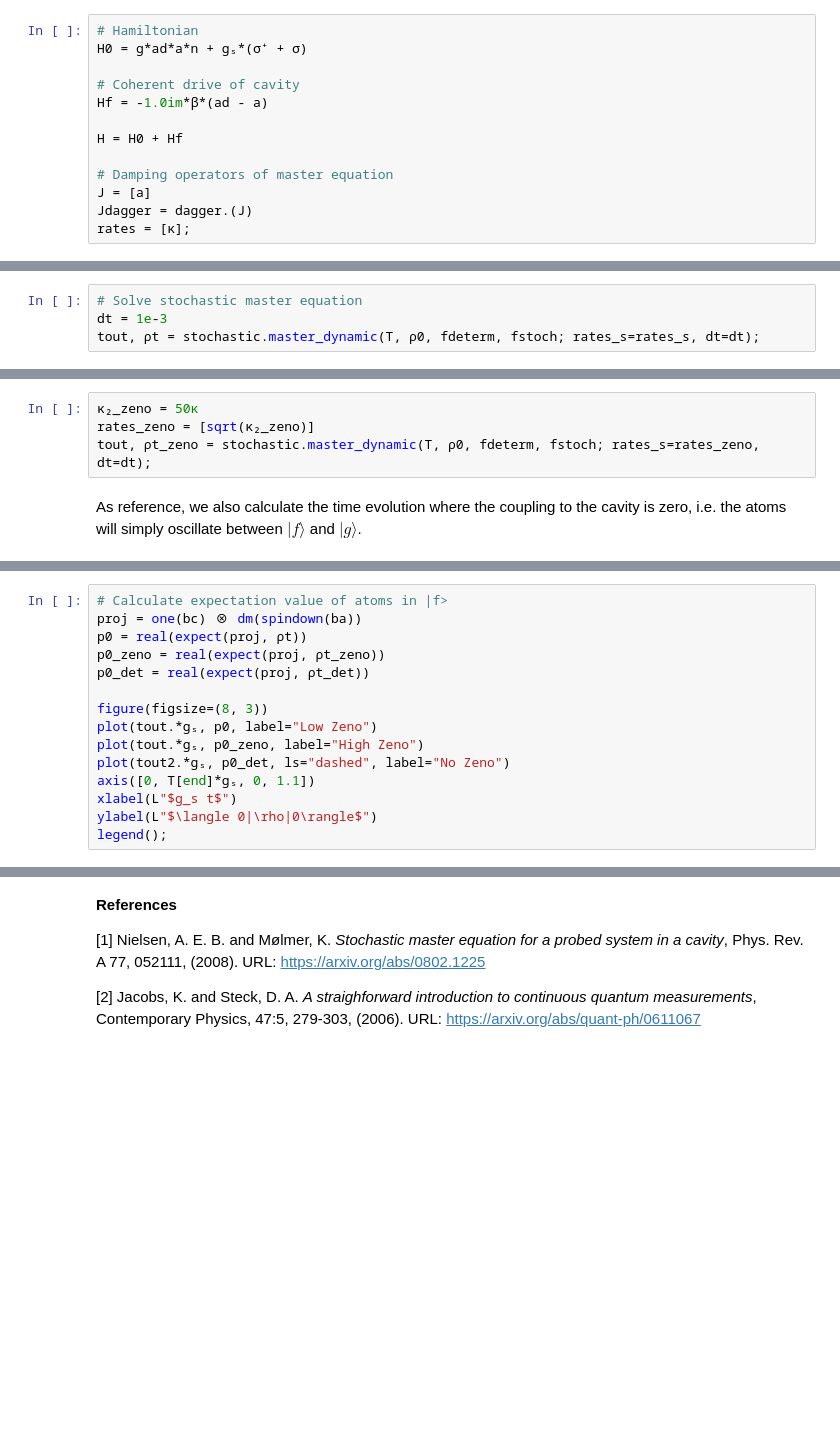
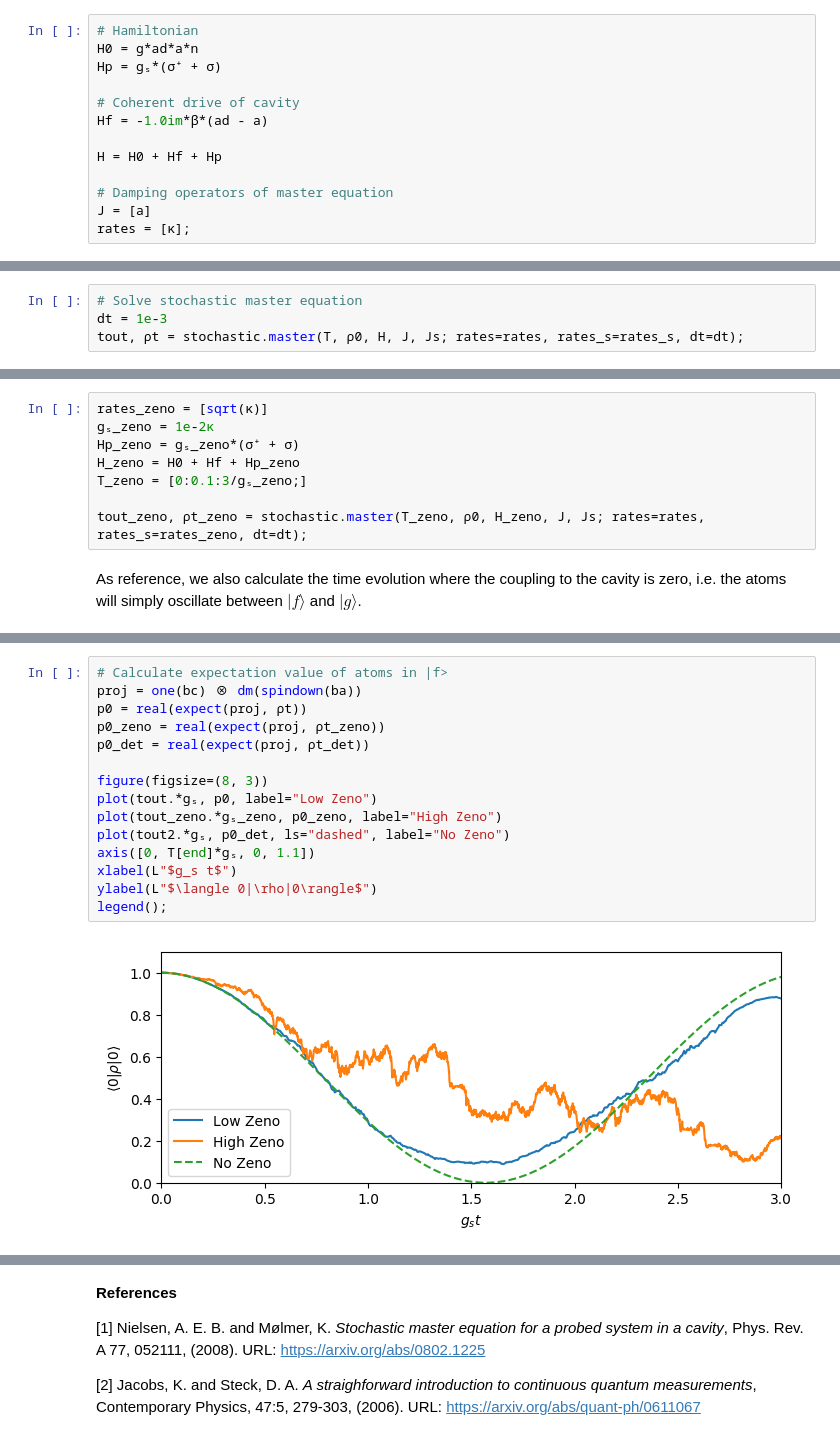
Before and after one commit to qojulia/QuantumOptics.jl-examples, a Jupyter notebook: notebooks/quantum-zeno-effect.ipynb, the cells around one changed output, grey strips where cells are left out. Cells and saved outputs as stored; diff of their text form; blank space fills up the shorter version.

Commit message:
Update quantum zeno example

```diff
--- a/notebooks/quantum-zeno-effect.ipynb
+++ b/notebooks/quantum-zeno-effect.ipynb
@@ -60,16 +63,16 @@ ad = create(bc) ⊗ one(ba)
 n = σ⁺*σ;
 # %%
 # Hamiltonian
-H0 = g*ad*a*n + gₛ*(σ⁺ + σ)
+H0 = g*ad*a*n
+Hp = gₛ*(σ⁺ + σ)
 
 # Coherent drive of cavity
 Hf = -1.0im*β*(ad - a)
 
-H = H0 + Hf
+H = H0 + Hf + Hp
 
 # Damping operators of master equation
 J = [a]
-Jdagger = dagger.(J)
 rates = [κ];
 # %% [markdown]
 Now, we define the stochastic jump operators, which are to be applied as shown above for $\mathcal{H}[c]$.
@@ -104,5 +91,5 @@ Finally, we pass the above definitions to the stochastic, dynamic master equatio
 # %%
 # Solve stochastic master equation
 dt = 1e-3
-tout, ρt = stochastic.master_dynamic(T, ρ0, fdeterm, fstoch; rates_s=rates_s, dt=dt);
+tout, ρt = stochastic.master(T, ρ0, H, J, Js; rates=rates, rates_s=rates_s, dt=dt);
 # %% [markdown]
@@ -110,7 +97,11 @@ In addition, we calculate the same time evolution once more, but with a stronger
-# %%
-κ₂_zeno = 50κ
-rates_zeno = [sqrt(κ₂_zeno)]
-tout, ρt_zeno = stochastic.master_dynamic(T, ρ0, fdeterm, fstoch; rates_s=rates_zeno, dt=dt);
+# %%
+rates_zeno = [sqrt(κ)]
+gₛ_zeno = 1e-2κ
+Hp_zeno = gₛ_zeno*(σ⁺ + σ)
+H_zeno = H0 + Hf + Hp_zeno
+T_zeno = [0:0.1:3/gₛ_zeno;]
+
+tout_zeno, ρt_zeno = stochastic.master(T_zeno, ρ0, H_zeno, J, Js; rates=rates, rates_s=rates_zeno, dt=dt);
 # %% [markdown]
 As reference, we also calculate the time evolution where the coupling to the cavity is zero, i.e. the atoms will simply oscillate between $|f\rangle$ and $|g\rangle$.
 # %%
@@ -119,16 +110,18 @@ tout2, ρt_det = timeevolution.master(T, ρ0, H-g*ad*a*n, J; rates=rates);
 # %%
 # Calculate expectation value of atoms in |f>
 proj = one(bc) ⊗ dm(spindown(ba))
 p0 = real(expect(proj, ρt))
 p0_zeno = real(expect(proj, ρt_zeno))
 p0_det = real(expect(proj, ρt_det))
 
 figure(figsize=(8, 3))
 plot(tout.*gₛ, p0, label="Low Zeno")
-plot(tout.*gₛ, p0_zeno, label="High Zeno")
+plot(tout_zeno.*gₛ_zeno, p0_zeno, label="High Zeno")
 plot(tout2.*gₛ, p0_det, ls="dashed", label="No Zeno")
 axis([0, T[end]*gₛ, 0, 1.1])
 xlabel(L"$g_s t$")
 ylabel(L"$\langle 0|\rho|0\rangle$")
 legend();
+# %% [output]
+[figure, added]
 # %% [markdown]
```
Also changed, not shown: parts of 12 cells of this notebook.
